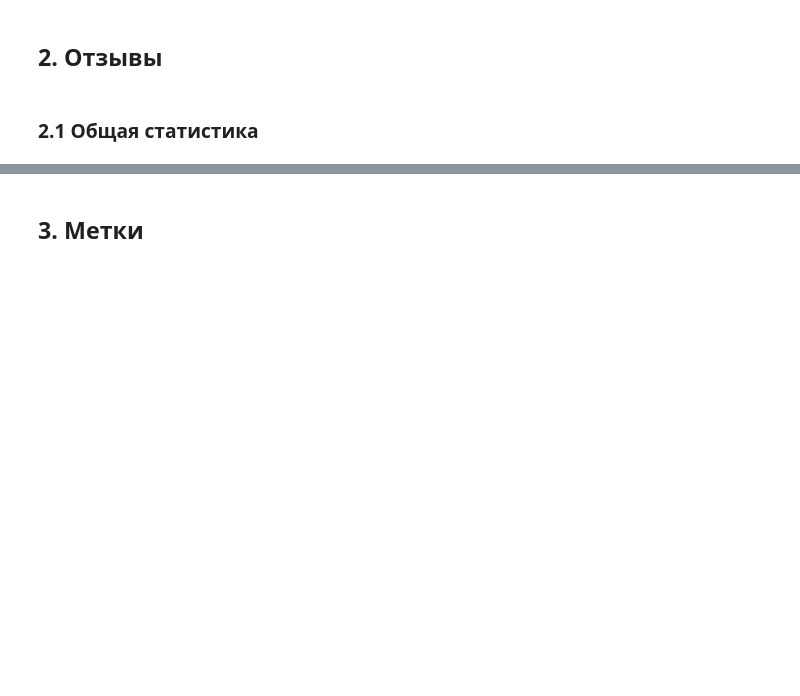
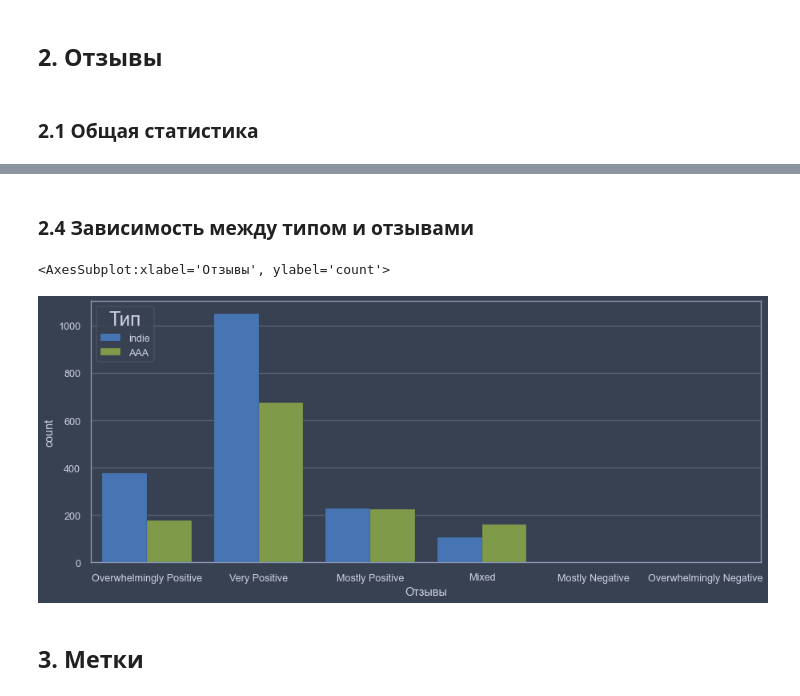
Before and after one commit to ladaegorova18/Data_Analysis, a Jupyter notebook: Project/Project.ipynb, the cells around one changed output, grey strips where cells are left out. Drawn from its saved outputs; the diff is of its cells as text; code cells hidden in the pictures; blank space fills up the shorter version.

```diff
--- a/Project/Project.ipynb
+++ b/Project/Project.ipynb
@@ -221,6 +225,6 @@ Mostly Negative               5
 Overwhelmingly Negative       2
 Name: Отзывы, dtype: Int64
 # %%
-sns.set(font_scale=1.2, rc={'figure.figsize':(1,6)})
 sns.countplot(df['Отзывы'])
+jtplot.style(context='notebook', ticks=True, grid=True, fscale=1.2, figsize=(15,6), theme='oceans16')
 # %% [output]
@@ -250,3 +250,0 @@ df1['Рейтинг'] = (df1['Рейтинг'].str.split('%').str[0]).astype(flo
-# %%
-sns.set(font_scale=2)
-sns.distplot(df1['Рейтинг']).set_title('Распределение рейтинга')
@@ -295,3 +292,11 @@ sns.countplot(x='Отзывы', hue='Тип', data = df_1000_review)
+# %% [markdown]
+### 2.4 Зависимость между типом и отзывами
+# %%
+jtplot.style(context='notebook', ticks=True, grid=True, fscale=1.2, figsize=(15,6), theme='oceans16')
+sns.countplot(x='Отзывы', hue='Тип', data = df_1000_review)
+# %% [output]
+<AxesSubplot:xlabel='Отзывы', ylabel='count'>
+[figure, added]
 # %% [markdown]
 ## 3. Метки
 # %% [markdown]
```
Also changed, not shown: parts of 41 cells of this notebook, 1 other file.
